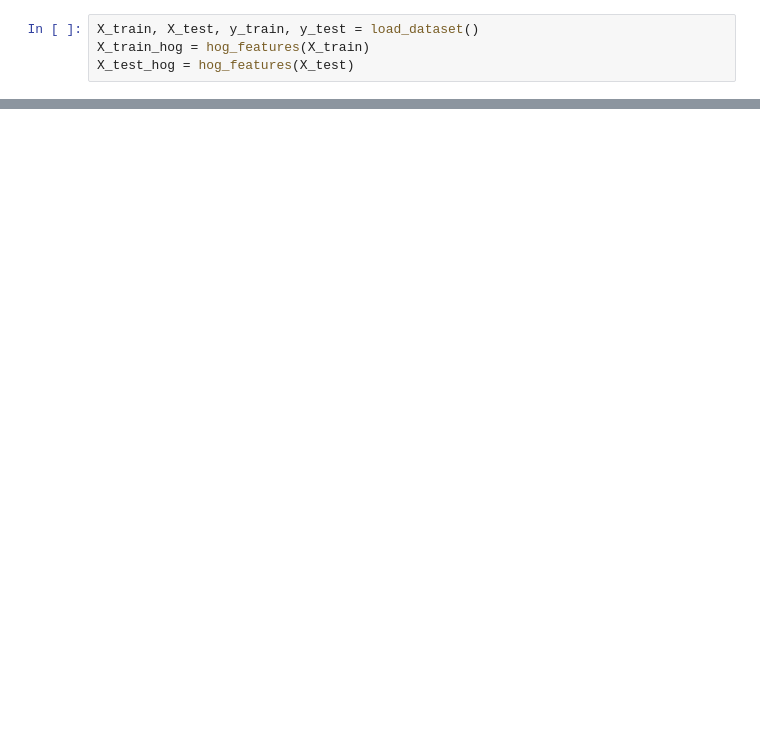
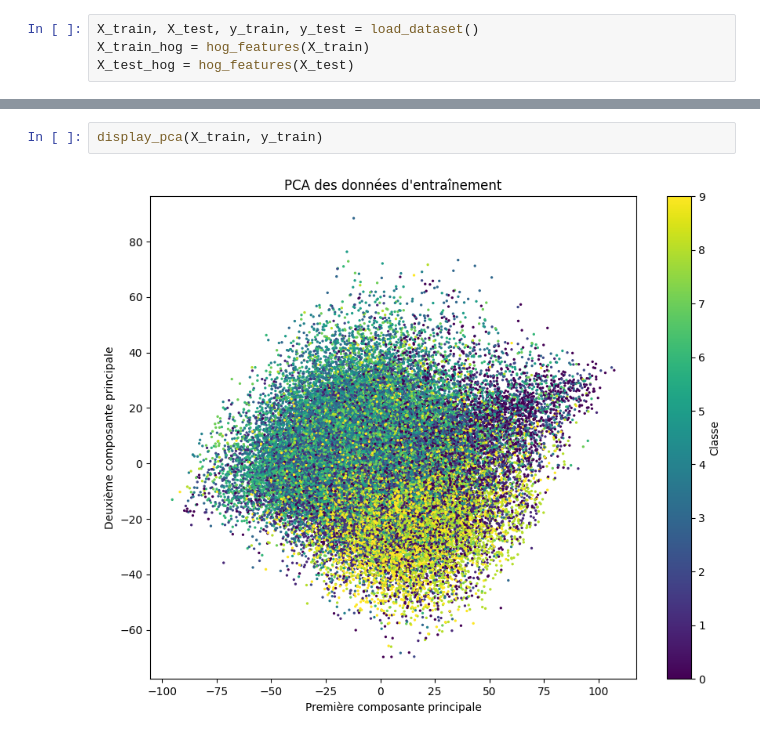
Before and after one commit to Dixtawi/MLRF_GIRAUD_HOLARD, a Jupyter notebook: mlrf/notebooks/visuals.ipynb, the cells around one changed output, grey strips where cells are left out. Cells and saved outputs as stored; diff of their text form; blank space fills up the shorter version.

Commit message:
feat: visualisations

```diff
--- a/mlrf/notebooks/visuals.ipynb
+++ b/mlrf/notebooks/visuals.ipynb
@@ -25,0 +32,4 @@ AttributeError: predict_proba is not available when probability=False
+# %%
+display_pca(X_train, y_train)
+# %% [output]
+[figure, added]
```
Also changed, not shown: parts of 5 cells of this notebook, 3 other files.
